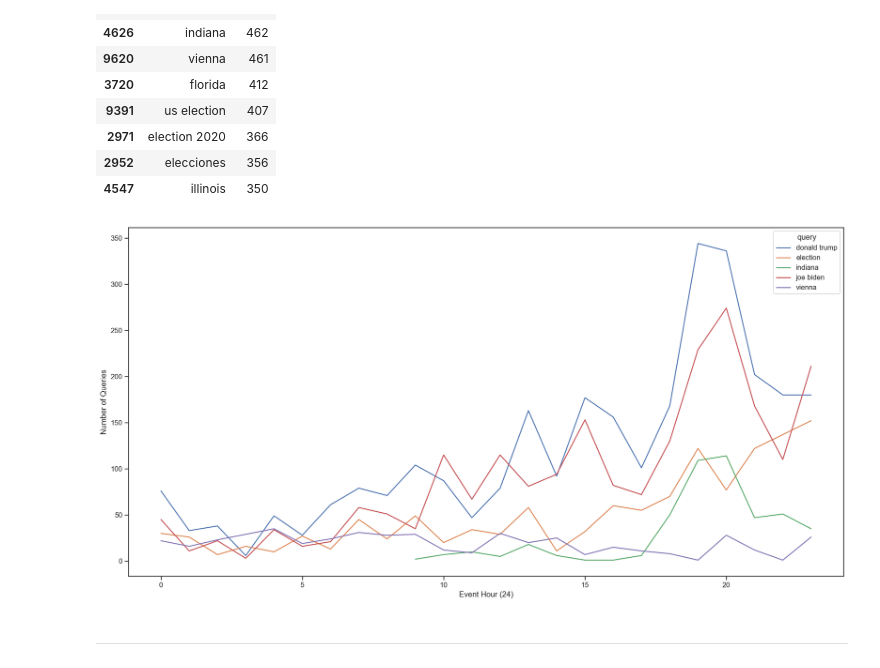
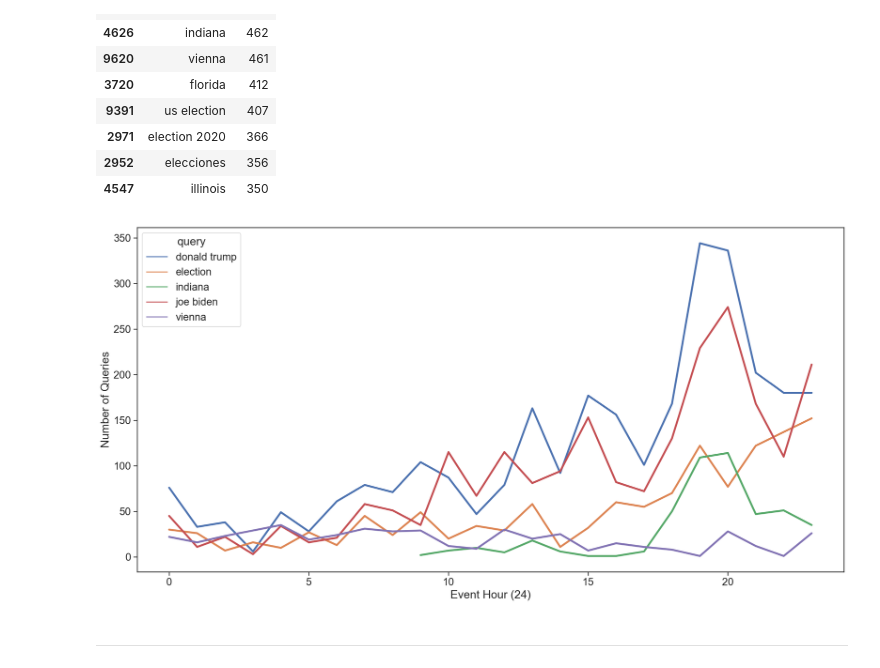
Before and after one commit to dmnapolitano/ap_data_science_manager_interview, a Jupyter notebook: Data Exploration.ipynb, the cells around one changed output. Cells and saved outputs as stored; diff of their text form; code cells hidden in the pictures.

Commit message:
Increasing graph font size and line width

```diff
--- a/Data Exploration.ipynb
+++ b/Data Exploration.ipynb
@@ -10,6 +10,7 @@ from matplotlib import pyplot as plt
 %config InlineBackend.figure_format = "retina"
 
 sns.set(rc={"figure.figsize" : (20, 10)})
+sns.set(font_scale=1.5)
 sns.set_style("ticks")
 # %%
 connection = sqlite3.connect("b2b_google_analytics.db")
@@ -127,11 +128,11 @@ top_10
 # %%
 top_5_per_hour = df[df["query"].isin(top_10["query"][0:5])].groupby(["query", "event_hour"]).size().reset_index()
 top_5_per_hour = top_5_per_hour.rename(columns={0 : "count"})
-ax = sns.lineplot(data=top_5_per_hour, x="event_hour", y="count", hue="query")
+ax = sns.lineplot(data=top_5_per_hour, x="event_hour", y="count", hue="query", linewidth=3)
 ax.set(xlabel="Event Hour (24)", ylabel="Number of Queries")
 plt.show()
 # %% [output]
-[figure, old version]
+[figure, new version]
 # %% [markdown]
 ---
 # %%
```
Also changed, not shown: parts of 7 cells of this notebook.
